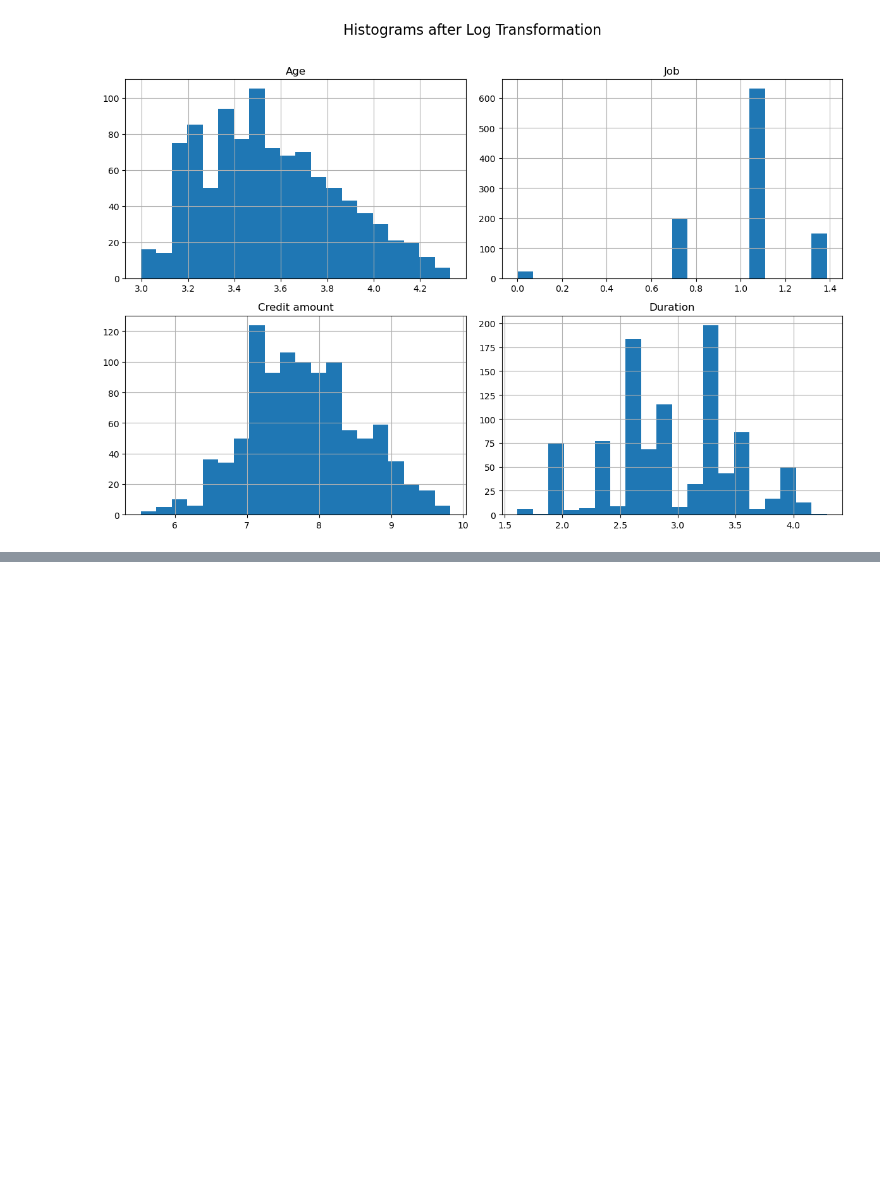
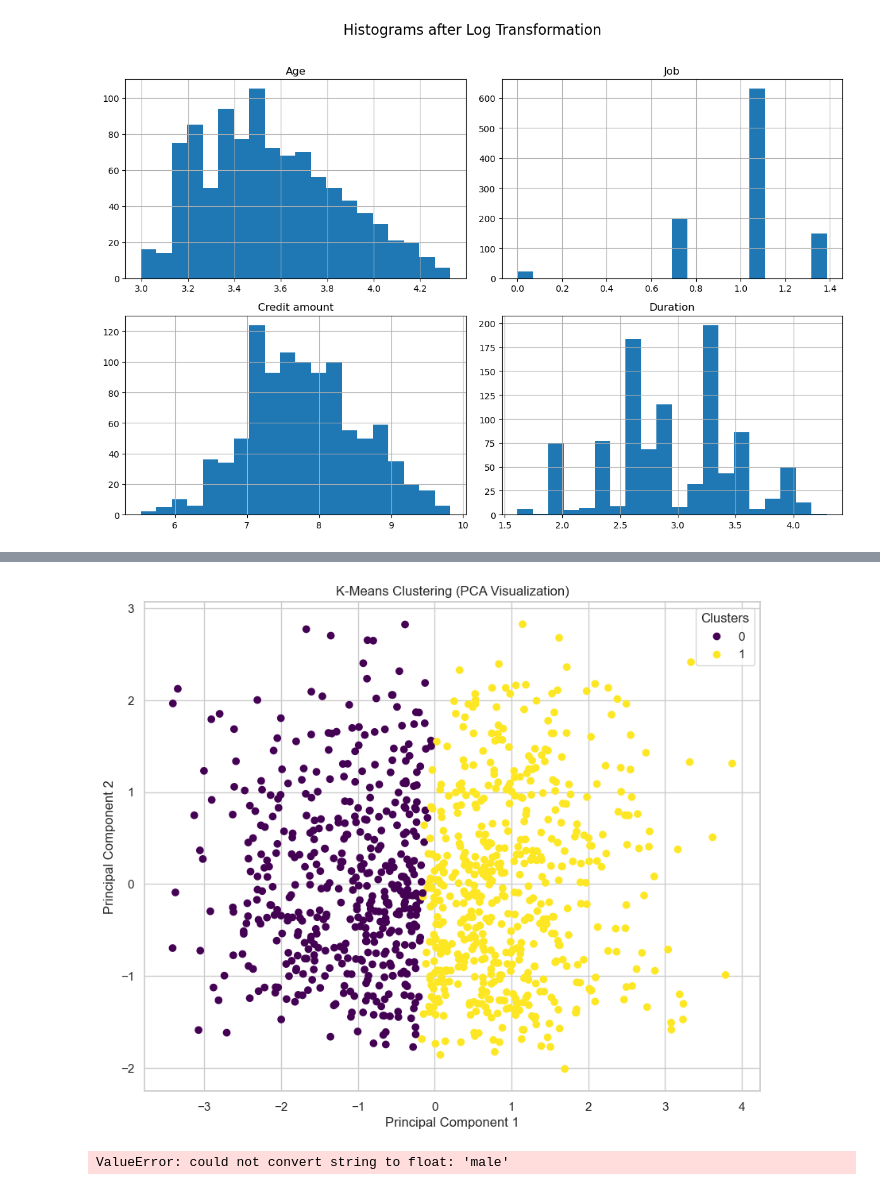
Before and after one commit to VaderSame/German-Credit-Analysis, a Jupyter notebook: Project3-200543129_Semal_Shastri.ipynb, the cells around one changed output, grey strips where cells are left out. Cells and saved outputs as stored; diff of their text form; code cells hidden in the pictures; blank space fills up the shorter version.

```diff
--- a/Project3-200543129_Semal_Shastri.ipynb
+++ b/Project3-200543129_Semal_Shastri.ipynb
@@ -250,0 +334,24 @@ py.show()
+# %%
+# Choose the optimum number of clusters (elbow point)
+from sklearn.decomposition import PCA
+
+optimal_k = 2
+
+# Perform k-means clustering with the optimal k
+kmeans = KMeans(n_clusters=optimal_k, random_state=42)
+cluster_labels = kmeans.fit_predict(numerical_data_standardized)
+
+# Apply PCA for dimensionality reduction
+pca = PCA(n_components=2)
+pca_result = pca.fit_transform(numerical_data_standardized)
+
+# Visualize the clusters in 2D using PCA
+py.figure(figsize=(10, 8))
+scatter = py.scatter(pca_result[:, 0], pca_result[:, 1], c=cluster_labels, cmap='viridis')
+py.title('K-Means Clustering (PCA Visualization)')
+py.xlabel('Principal Component 1')
+py.ylabel('Principal Component 2')
+py.legend(*scatter.legend_elements(), title='Clusters')
+py.show()
+# %% [output]
+[figure, added]
@@ -250,0 +362,30 @@ py.show()
+# %%
+# RandomForestClassifier as estimator
+from sklearn.ensemble import RandomForestClassifier
+from sklearn.feature_selection import RFECV
+from sklearn.model_selection import StratifiedKFold
+
+
+estimator = RandomForestClassifier(n_estimators=100, random_state=42, max_depth=7)
+
+# Create RFECV with StratifiedKFold for cross-validation
+rfecv = RFECV(estimator, cv=StratifiedKFold(5), scoring='accuracy')
+rfecv.fit(X, y)
+
+# Plot the number of features vs. cross-validation score
+py.figure()
+py.title('RFECV - Number of Features vs. Cross-Validation Score')
+py.xlabel('Number of Features Selected')
+py.ylabel('Cross-Validation Score')
+py.plot(range(1, len(rfecv.cv_results_['mean_test_score']) + 1), rfecv.cv_results_['mean_test_score'])
+py.show()
+
+# The optimal number of features can be obtained using rfecv.n_features_
+print(f"Optimal number of features: {rfecv.n_features_}")
+
+# Get the mean test scores during the feature selection process
+mean_test_scores = rfecv.cv_results_['mean_test_score']
+
+print("Number of steps in RFECV:", len(mean_test_scores))
+# %% [output]
+ValueError: could not convert string to float: 'male'
```
Also changed, not shown: parts of 12 cells of this notebook.
